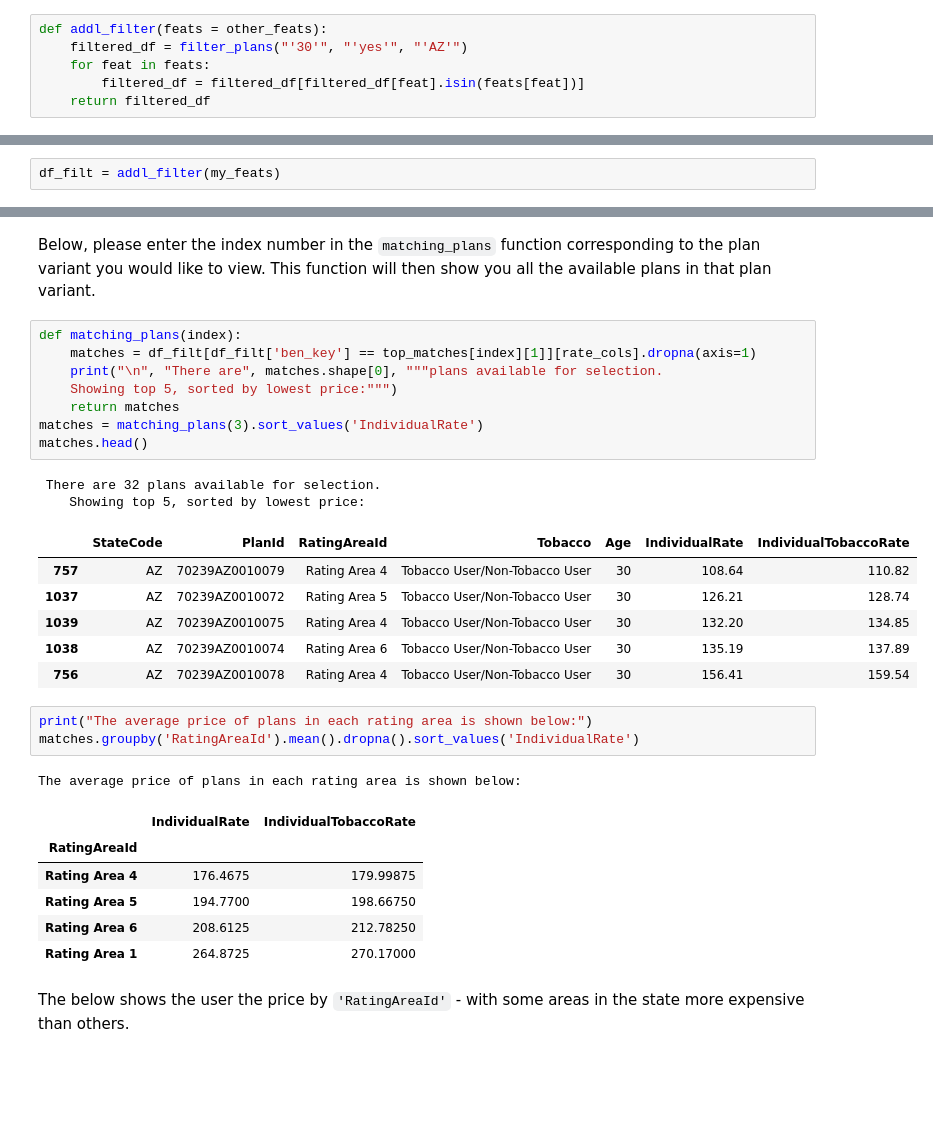
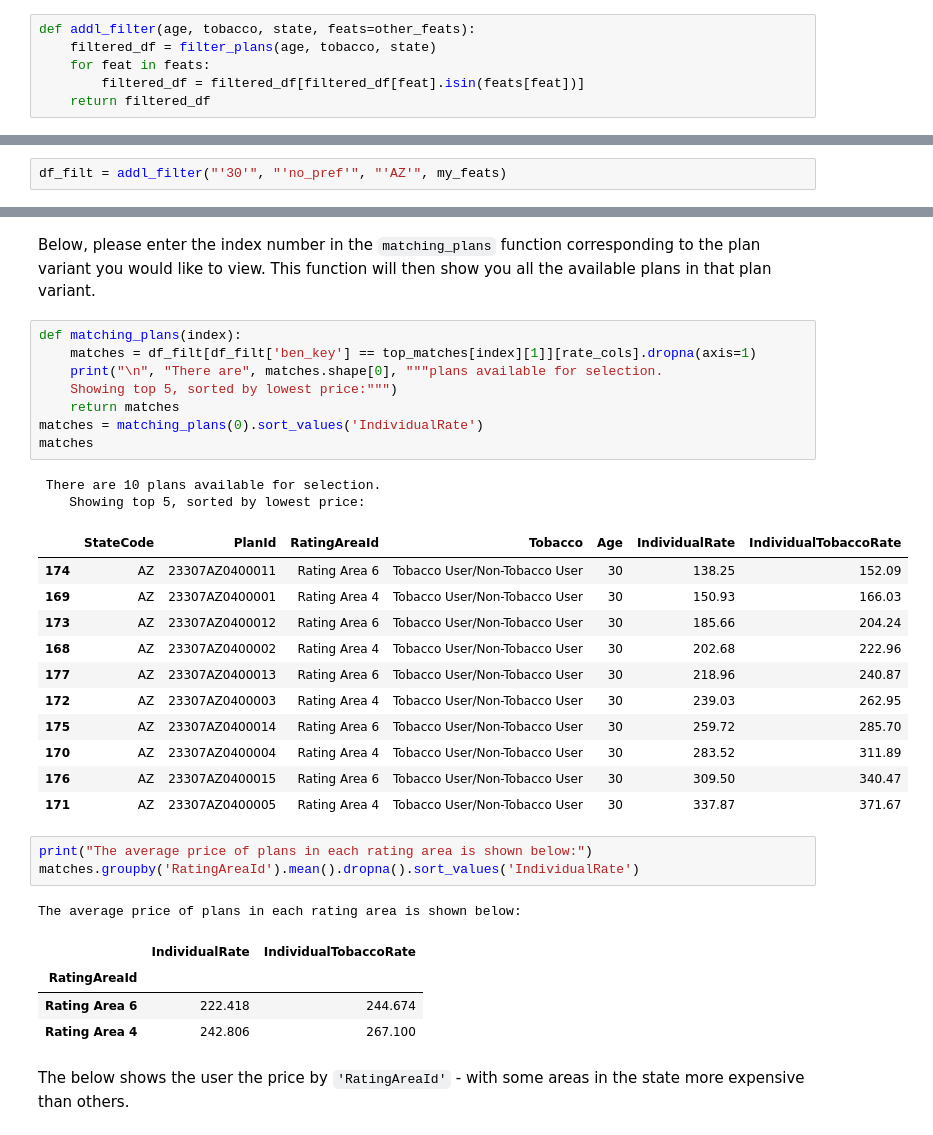
Before and after one commit to namanbhandari1/capstone, a Jupyter notebook: notebooks/05-Recommender-SQL.ipynb, the cells around one changed output, grey strips where cells are left out. Saved outputs shown, nothing was run; the diff lists cells and outputs as text; blank space fills up the shorter version.

```diff
--- a/notebooks/05-Recommender-SQL.ipynb
+++ b/notebooks/05-Recommender-SQL.ipynb
@@ -117,8 +117,8 @@ other_feats = {
 'NationalNetwork': ['No', 'Yes', 'YEs']
 }
 # %%
-def addl_filter(feats = other_feats):
-    filtered_df = filter_plans("'30'", "'yes'", "'AZ'")
+def addl_filter(age, tobacco, state, feats=other_feats):
+    filtered_df = filter_plans(age, tobacco, state)
     for feat in feats:
         filtered_df = filtered_df[filtered_df[feat].isin(feats[feat])]
     return filtered_df
@@ -134,7 +134,7 @@ my_feats = {
 'NationalNetwork': ['No', 'Yes', 'YEs']
 }
 # %%
-df_filt = addl_filter(my_feats)
+df_filt = addl_filter("'30'", "'no_pref'", "'AZ'", my_feats)
 # %% [markdown]
 ## Filtering by unique plan vectors: `no_dupes`
 
@@ -367,20 +372,25 @@ Below, please enter the index number in the `matching_plans` function correspond
 # %%
 def matching_plans(index):
     matches = df_filt[df_filt['ben_key'] == top_matches[index][1]][rate_cols].dropna(axis=1)
     print("\n", "There are", matches.shape[0], """plans available for selection.
     Showing top 5, sorted by lowest price:""")
     return matches
-matches = matching_plans(3).sort_values('IndividualRate')
-matches.head()
+matches = matching_plans(0).sort_values('IndividualRate')
+matches
 # %% [output]
- There are 32 plans available for selection.
+ There are 10 plans available for selection.
     Showing top 5, sorted by lowest price:
 |  | StateCode | PlanId | RatingAreaId | Tobacco | Age | IndividualRate | IndividualTobaccoRate |
-| 757 | AZ | 70239AZ0010079 | Rating Area 4 | Tobacco User/Non-Tobacco User | 30 | 108.64 | 110.82 |
-| 1037 | AZ | 70239AZ0010072 | Rating Area 5 | Tobacco User/Non-Tobacco User | 30 | 126.21 | 128.74 |
-| 1039 | AZ | 70239AZ0010075 | Rating Area 4 | Tobacco User/Non-Tobacco User | 30 | 132.20 | 134.85 |
-| 1038 | AZ | 70239AZ0010074 | Rating Area 6 | Tobacco User/Non-Tobacco User | 30 | 135.19 | 137.89 |
-| 756 | AZ | 70239AZ0010078 | Rating Area 4 | Tobacco User/Non-Tobacco User | 30 | 156.41 | 159.54 |
+| 174 | AZ | 23307AZ0400011 | Rating Area 6 | Tobacco User/Non-Tobacco User | 30 | 138.25 | 152.09 |
+| 169 | AZ | 23307AZ0400001 | Rating Area 4 | Tobacco User/Non-Tobacco User | 30 | 150.93 | 166.03 |
+| 173 | AZ | 23307AZ0400012 | Rating Area 6 | Tobacco User/Non-Tobacco User | 30 | 185.66 | 204.24 |
+| 168 | AZ | 23307AZ0400002 | Rating Area 4 | Tobacco User/Non-Tobacco User | 30 | 202.68 | 222.96 |
+| 177 | AZ | 23307AZ0400013 | Rating Area 6 | Tobacco User/Non-Tobacco User | 30 | 218.96 | 240.87 |
+| 172 | AZ | 23307AZ0400003 | Rating Area 4 | Tobacco User/Non-Tobacco User | 30 | 239.03 | 262.95 |
+| 175 | AZ | 23307AZ0400014 | Rating Area 6 | Tobacco User/Non-Tobacco User | 30 | 259.72 | 285.70 |
+| 170 | AZ | 23307AZ0400004 | Rating Area 4 | Tobacco User/Non-Tobacco User | 30 | 283.52 | 311.89 |
+| 176 | AZ | 23307AZ0400015 | Rating Area 6 | Tobacco User/Non-Tobacco User | 30 | 309.50 | 340.47 |
+| 171 | AZ | 23307AZ0400005 | Rating Area 4 | Tobacco User/Non-Tobacco User | 30 | 337.87 | 371.67 |
 # %%
 print("The average price of plans in each rating area is shown below:")
 matches.groupby('RatingAreaId').mean().dropna().sort_values('IndividualRate')
@@ -388,10 +398,8 @@ matches.groupby('RatingAreaId').mean().dropna().sort_values('IndividualRate')
 The average price of plans in each rating area is shown below:
 |  | IndividualRate | IndividualTobaccoRate |
 | RatingAreaId |  |  |
-| Rating Area 4 | 176.4675 | 179.99875 |
-| Rating Area 5 | 194.7700 | 198.66750 |
-| Rating Area 6 | 208.6125 | 212.78250 |
-| Rating Area 1 | 264.8725 | 270.17000 |
+| Rating Area 6 | 222.418 | 244.674 |
+| Rating Area 4 | 242.806 | 267.100 |
 # %% [markdown]
 The below shows the user the price by `'RatingAreaId'` - with some areas in the state more expensive than others.
 # %%
```
Also changed, not shown: parts of 13 cells of this notebook, 13 other files.
